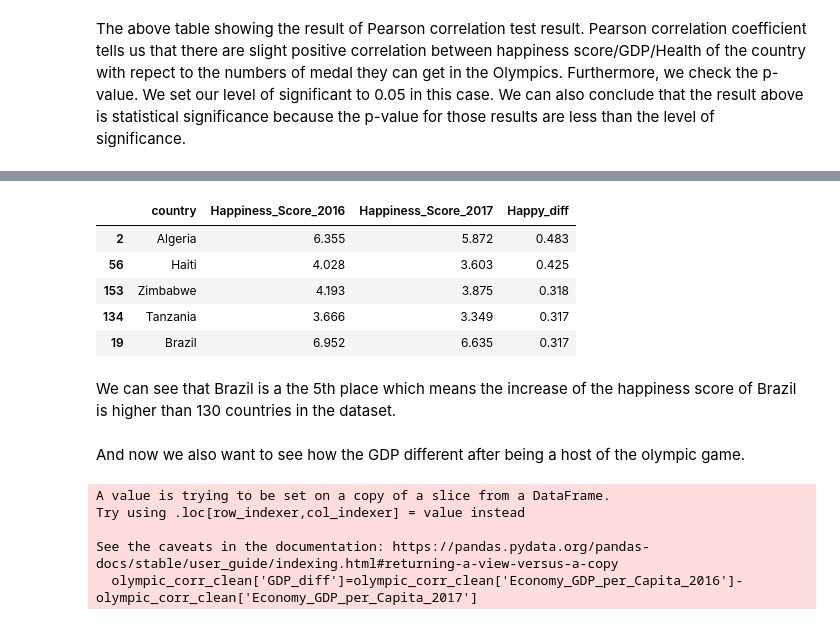
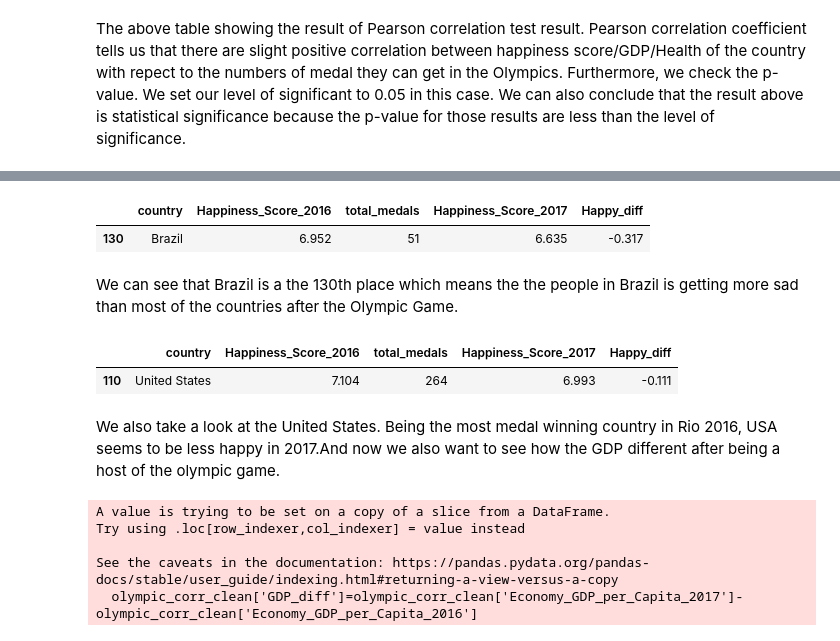
Before and after one commit to billychoy/Descriptive-Analysis-World-Happiness-Index-and-Olympic-Game, a Jupyter notebook: World Happiest Index and Olympic Game.ipynb, the cells around one changed output, grey strips where cells are left out. Drawn from its saved outputs; the diff is of its cells as text; code cells hidden in the pictures.

```diff
--- a/World Happiest Index and Olympic Game.ipynb
+++ b/World Happiest Index and Olympic Game.ipynb
@@ -481,6 +491,6 @@ From the result above, we notice that both tables have unmatched countries. The
 # %%
 happy_compare_clean = pd.merge(happy_2016, happy_2017,
-                               how='outer', on='Country',
+                               how='inner', on='Country',
                                suffixes=('_2016', '_2017'))
 ##check any duplicated rows
 len(happy_compare_clean) - happy_compare_clean['Country'].nunique()
@@ -801,5 +825,5 @@ First, we take a look at their happiness score in 2016 and 2017 and produce a co
 # %%
-olympic_corr_clean['Happy_diff']=olympic_corr_clean['Happiness_Score_2016']-olympic_corr_clean['Happiness_Score_2017']
+olympic_corr_clean['Happy_diff']=olympic_corr_clean['Happiness_Score_2017']-olympic_corr_clean['Happiness_Score_2016']
 # %% [output]
 A value is trying to be set on a copy of a slice from a DataFrame.
 Try using .loc[row_indexer,col_indexer] = value instead
@@ -824,0 +833,4 @@ olympic_corr_clean
+# %%
+olympic_sorted_happ=olympic_corr_clean.sort_values(by='Happy_diff',ascending=False,ignore_index=True)
+olympic_sorted_happ=olympic_sorted_happ.reindex()
+olympic_sorted_happ
@@ -825,24 +851,30 @@ olympic_corr_clean
 # %%
-olympic_corr_clean[['country',
+olympic_sorted_happ[olympic_sorted_happ['country']=='Brazil'][['country',
                     'Happiness_Score_2016',
+                    'total_medals',
                     'Happiness_Score_2017',
-                    'Happy_diff']].sort_values(by='Happy_diff',ascending=False).head()
+                    'Happy_diff']].head()
 # %% [output]
-|  | country | Happiness_Score_2016 | Happiness_Score_2017 | Happy_diff |
-| 2 | Algeria | 6.355 | 5.872 | 0.483 |
-| 56 | Haiti | 4.028 | 3.603 | 0.425 |
-| 153 | Zimbabwe | 4.193 | 3.875 | 0.318 |
-| 134 | Tanzania | 3.666 | 3.349 | 0.317 |
-| 19 | Brazil | 6.952 | 6.635 | 0.317 |
+|  | country | Happiness_Score_2016 | total_medals | Happiness_Score_2017 | Happy_diff |
+| 130 | Brazil | 6.952 | 51 | 6.635 | -0.317 |
 # %% [markdown]
-We can see that Brazil is a the 5th place which means the increase of the happiness score of Brazil is higher than 130 countries in the dataset.
+We can see that Brazil is a the 130th place which means the the people in Brazil is getting more sad than most of the countries after the Olympic Game.
+# %%
+olympic_sorted_happ[olympic_sorted_happ['country']=='United States'][['country',
+                    'Happiness_Score_2016',
+                    'total_medals',
+                    'Happiness_Score_2017',
+                    'Happy_diff']].head()
+# %% [output]
+|  | country | Happiness_Score_2016 | total_medals | Happiness_Score_2017 | Happy_diff |
+| 110 | United States | 7.104 | 264 | 6.993 | -0.111 |
 # %% [markdown]
-And now we also want to see how the GDP different after being a host of the olympic game.
+We also take a look at the United States. Being the most medal winning country in Rio 2016, USA seems to be less happy in 2017.And now we also want to see how the GDP different after being a host of the olympic game.
 # %%
-olympic_corr_clean['GDP_diff']=olympic_corr_clean['Economy_GDP_per_Capita_2016']-olympic_corr_clean['Economy_GDP_per_Capita_2017']
+olympic_corr_clean['GDP_diff']=olympic_corr_clean['Economy_GDP_per_Capita_2017']-olympic_corr_clean['Economy_GDP_per_Capita_2016']
 # %% [output]
 A value is trying to be set on a copy of a slice from a DataFrame.
 Try using .loc[row_indexer,col_indexer] = value instead
 
 See the caveats in the documentation: https://pandas.pydata.org/pandas-docs/stable/user_guide/indexing.html#returning-a-view-versus-a-copy
-  olympic_corr_clean['GDP_diff']=olympic_corr_clean['Economy_GDP_per_Capita_2016']-olympic_corr_clean['Economy_GDP_per_Capita_2017']
+  olympic_corr_clean['GDP_diff']=olympic_corr_clean['Economy_GDP_per_Capita_2017']-olympic_corr_clean['Economy_GDP_per_Capita_2016']
```
Also changed, not shown: parts of 45 cells of this notebook.
